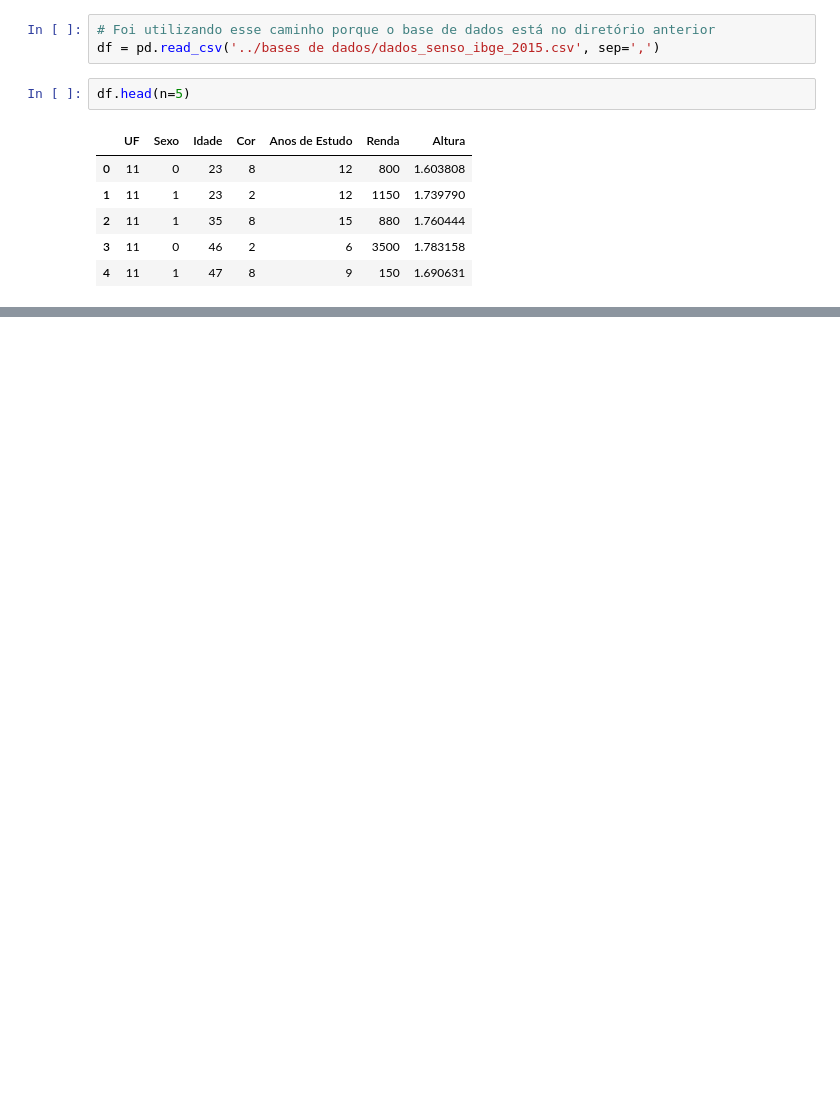
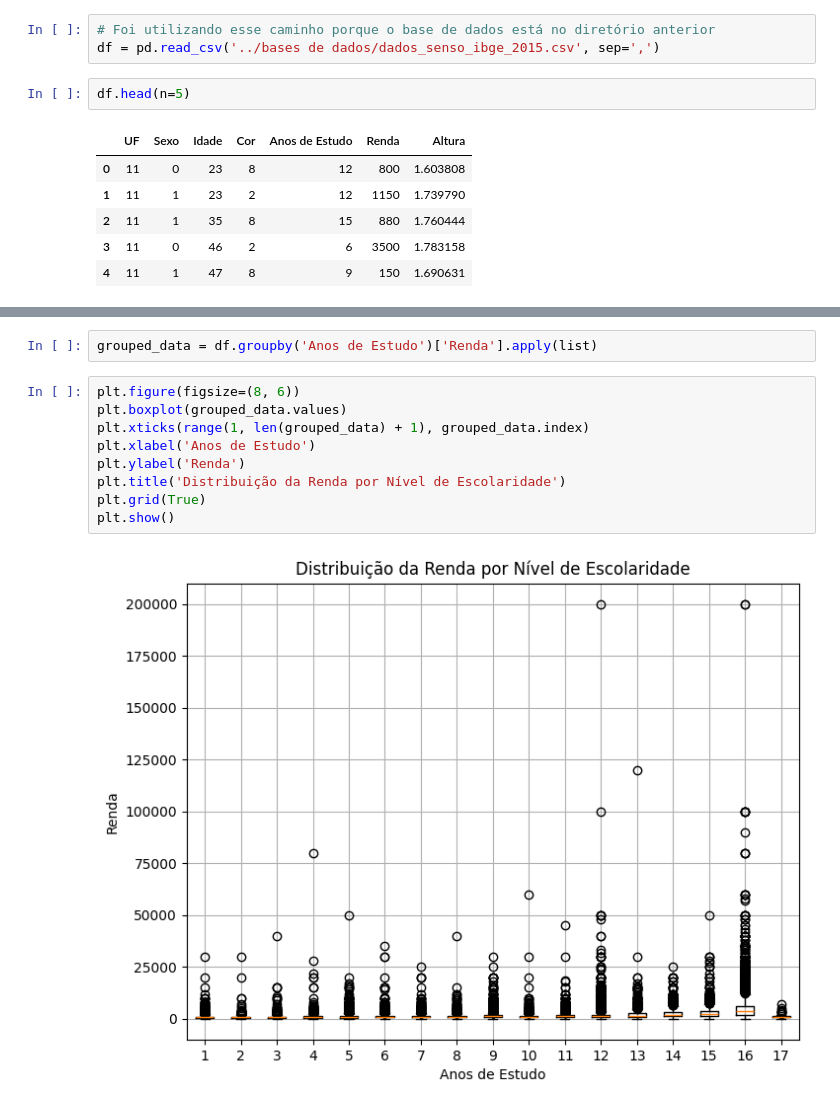
Before and after one commit to nwldo/Analise_de_dados, a Jupyter notebook: Atividade - Gráficos/Senso_IBGE.ipynb, the cells around one changed output, grey strips where cells are left out. Saved outputs shown, nothing was run; the diff lists cells and outputs as text; blank space fills up the shorter version.

```diff
--- a/Atividade - Gráficos/Senso_IBGE.ipynb
+++ b/Atividade - Gráficos/Senso_IBGE.ipynb
@@ -23,0 +43,13 @@ df.head(n=5)
+# %%
+grouped_data = df.groupby('Anos de Estudo')['Renda'].apply(list)
+# %%
+plt.figure(figsize=(8, 6))
+plt.boxplot(grouped_data.values)
+plt.xticks(range(1, len(grouped_data) + 1), grouped_data.index)
+plt.xlabel('Anos de Estudo')
+plt.ylabel('Renda')
+plt.title('Distribuição da Renda por Nível de Escolaridade')
+plt.grid(True)
+plt.show()
+# %% [output]
+[figure, added]
```
Also changed, not shown: parts of 4 cells of this notebook.
